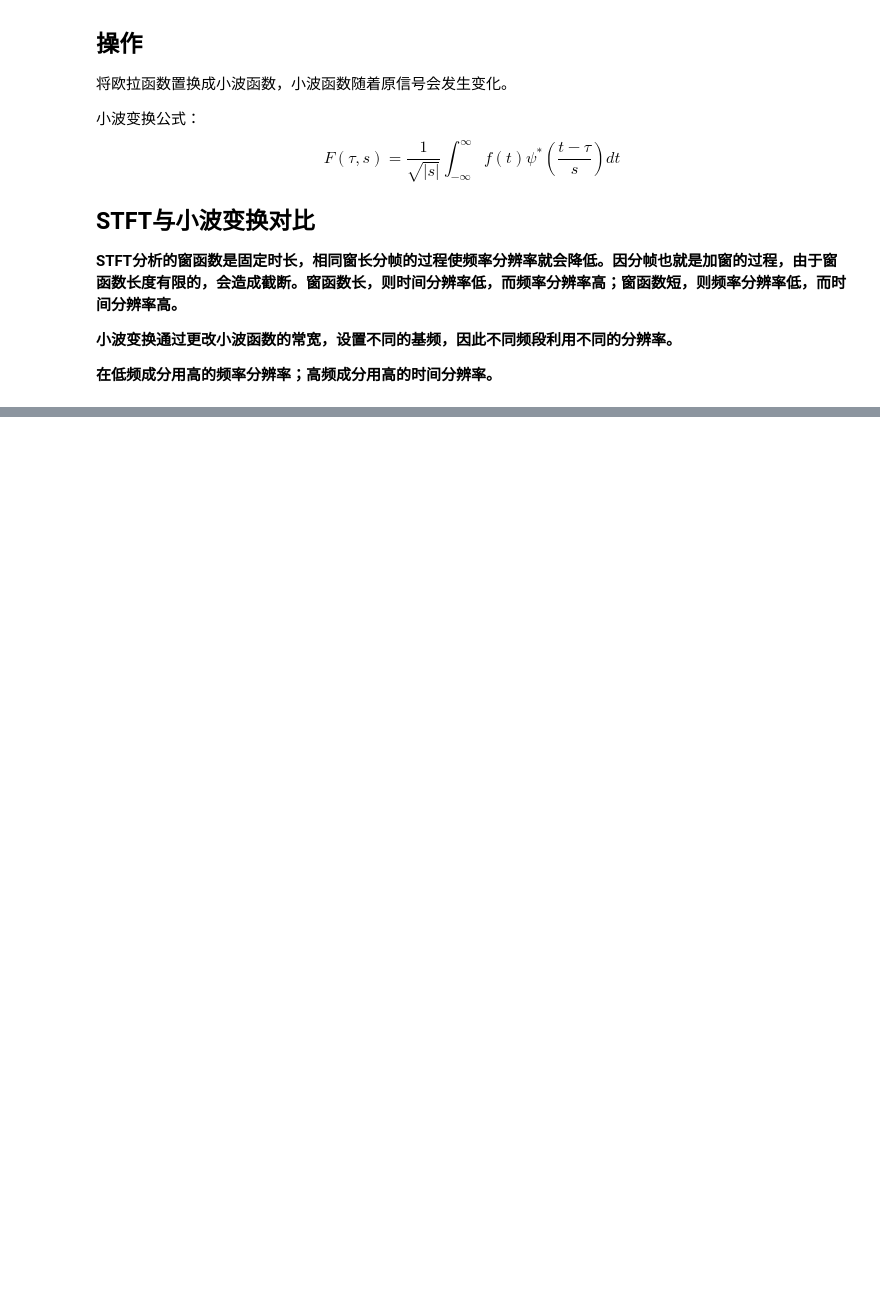
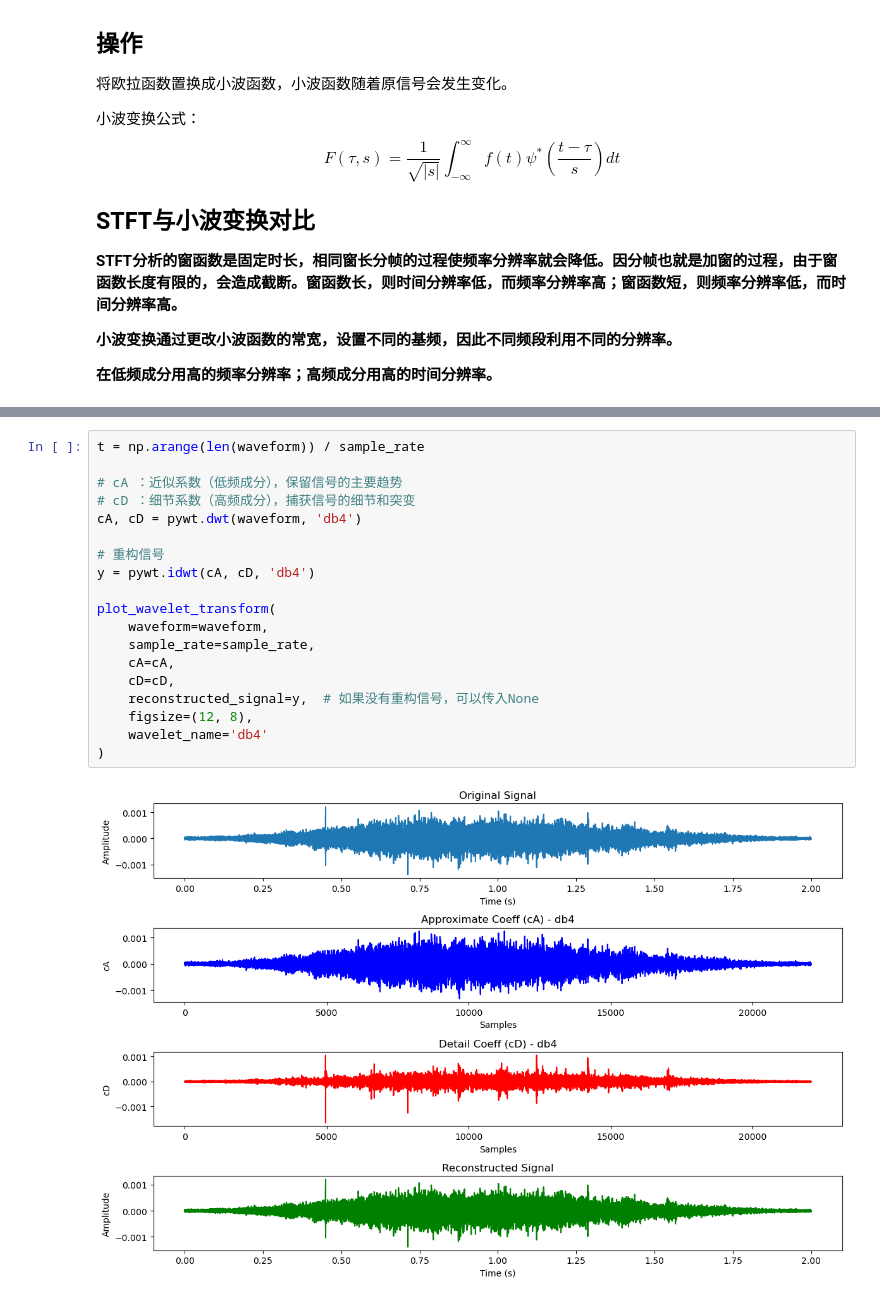
Before and after one commit to YoungBossX/Multi-feature-fusion-model-for-ship-audio, a Jupyter notebook: feature_extraction/wavelet.ipynb, the cells around one changed output, grey strips where cells are left out. Saved outputs shown, nothing was run; the diff lists cells and outputs as text; blank space fills up the shorter version.

```diff
--- a/feature_extraction/wavelet.ipynb
+++ b/feature_extraction/wavelet.ipynb
@@ -99,0 +90,21 @@ CWT系数矩阵形状: (100, 44100)
+# %%
+t = np.arange(len(waveform)) / sample_rate
+
+# cA ：近似系数（低频成分），保留信号的主要趋势
+# cD ：细节系数（高频成分），捕获信号的细节和突变
+cA, cD = pywt.dwt(waveform, 'db4')
+
+# 重构信号
+y = pywt.idwt(cA, cD, 'db4')
+
+plot_wavelet_transform(
+    waveform=waveform,
+    sample_rate=sample_rate,
+    cA=cA,
+    cD=cD,
+    reconstructed_signal=y,  # 如果没有重构信号，可以传入None
+    figsize=(12, 8),
+    wavelet_name='db4'
+)
+# %% [output]
+[figure, added]
```
Also changed, not shown: parts of 9 cells of this notebook, 3 other files.
